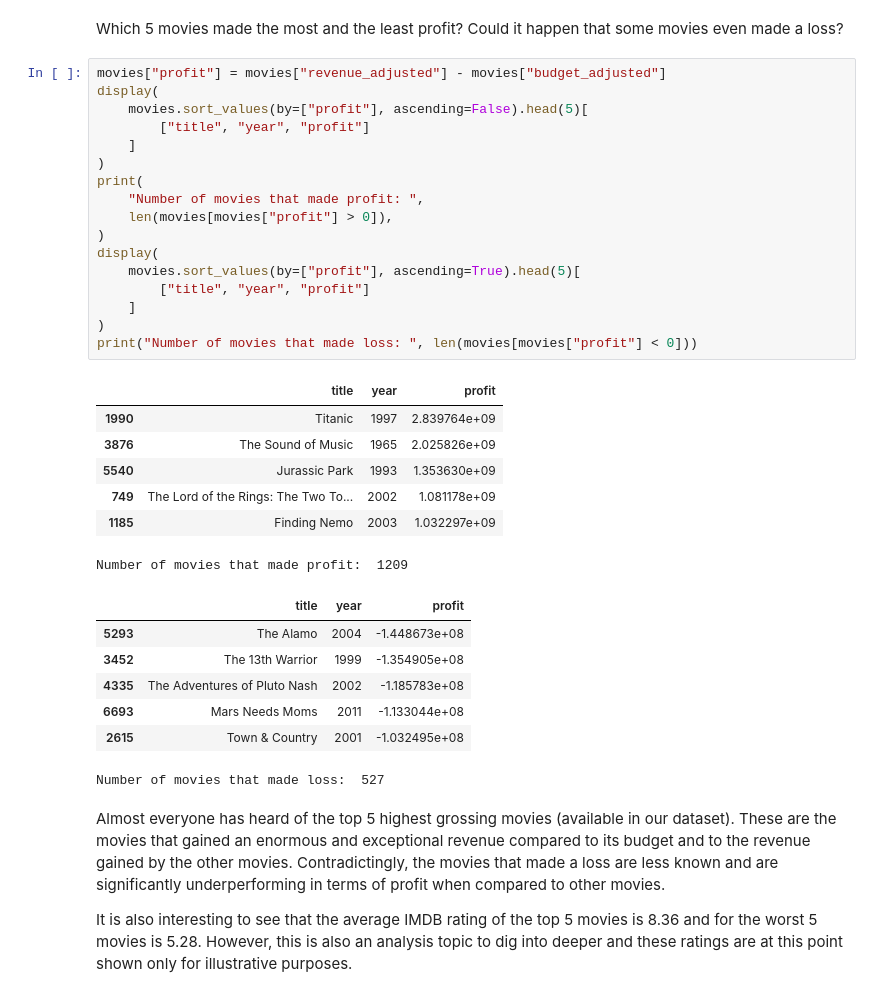
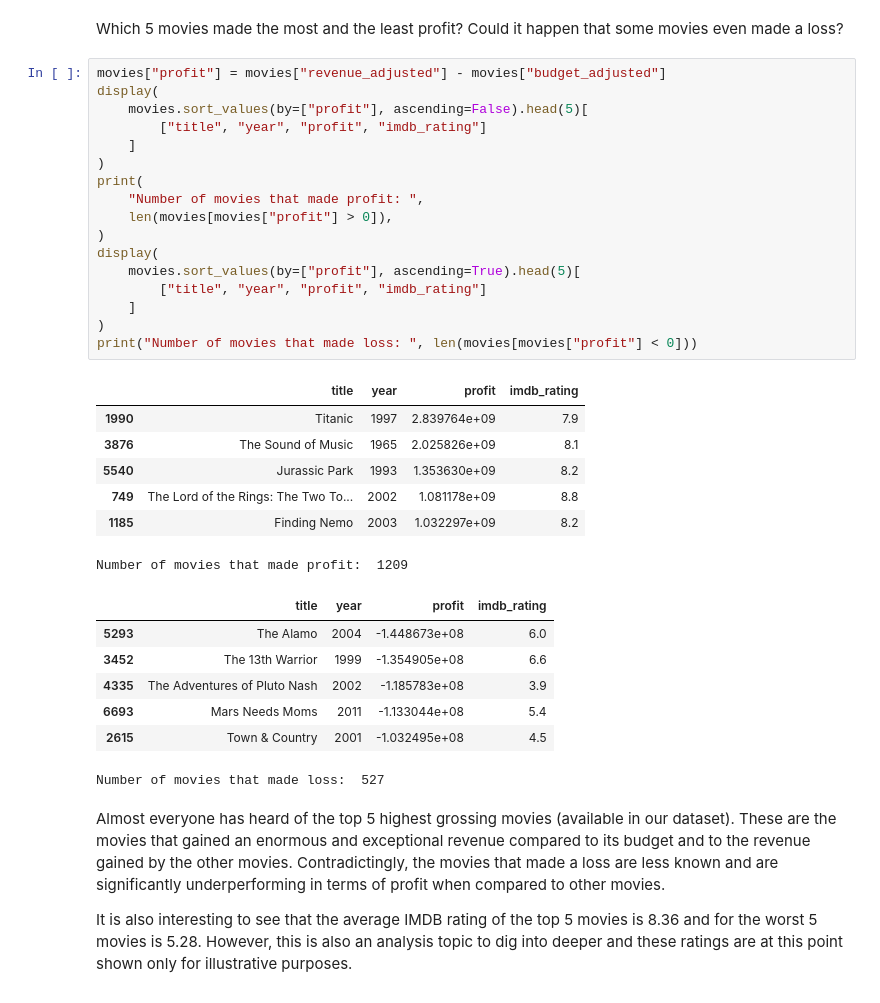
Before and after one commit to epfl-ada/ada-2023-project-fivefrenchspeakingpeoplenocap, a Jupyter notebook: milestone_2.ipynb, the cells around one changed output. Cells and saved outputs as stored; diff of their text form.

```diff
--- a/milestone_2.ipynb
+++ b/milestone_2.ipynb
@@ -965,34 +972,34 @@ Which 5 movies made the most and the least profit? Could it happen that some mov
 # %%
 movies["profit"] = movies["revenue_adjusted"] - movies["budget_adjusted"]
 display(
     movies.sort_values(by=["profit"], ascending=False).head(5)[
-        ["title", "year", "profit"]
+        ["title", "year", "profit", "imdb_rating"]
     ]
 )
 print(
     "Number of movies that made profit: ",
     len(movies[movies["profit"] > 0]),
 )
 display(
     movies.sort_values(by=["profit"], ascending=True).head(5)[
-        ["title", "year", "profit"]
+        ["title", "year", "profit", "imdb_rating"]
     ]
 )
 print("Number of movies that made loss: ", len(movies[movies["profit"] < 0]))
 # %% [output]
-|  | title | year | profit |
-| 1990 | Titanic | 1997 | 2.839764e+09 |
-| 3876 | The Sound of Music | 1965 | 2.025826e+09 |
-| 5540 | Jurassic Park | 1993 | 1.353630e+09 |
-| 749 | The Lord of the Rings: The Two To... | 2002 | 1.081178e+09 |
-| 1185 | Finding Nemo | 2003 | 1.032297e+09 |
+|  | title | year | profit | imdb_rating |
+| 1990 | Titanic | 1997 | 2.839764e+09 | 7.9 |
+| 3876 | The Sound of Music | 1965 | 2.025826e+09 | 8.1 |
+| 5540 | Jurassic Park | 1993 | 1.353630e+09 | 8.2 |
+| 749 | The Lord of the Rings: The Two To... | 2002 | 1.081178e+09 | 8.8 |
+| 1185 | Finding Nemo | 2003 | 1.032297e+09 | 8.2 |
 Number of movies that made profit:  1209
-|  | title | year | profit |
-| 5293 | The Alamo | 2004 | -1.448673e+08 |
-| 3452 | The 13th Warrior | 1999 | -1.354905e+08 |
-| 4335 | The Adventures of Pluto Nash | 2002 | -1.185783e+08 |
-| 6693 | Mars Needs Moms | 2011 | -1.133044e+08 |
-| 2615 | Town & Country | 2001 | -1.032495e+08 |
+|  | title | year | profit | imdb_rating |
+| 5293 | The Alamo | 2004 | -1.448673e+08 | 6.0 |
+| 3452 | The 13th Warrior | 1999 | -1.354905e+08 | 6.6 |
+| 4335 | The Adventures of Pluto Nash | 2002 | -1.185783e+08 | 3.9 |
+| 6693 | Mars Needs Moms | 2011 | -1.133044e+08 | 5.4 |
+| 2615 | Town & Country | 2001 | -1.032495e+08 | 4.5 |
 Number of movies that made loss:  527
 # %% [markdown]
 Almost everyone has heard of the top 5 highest grossing movies (available in our dataset). These are the movies that gained an enormous and exceptional revenue compared to its budget and to the revenue gained by the other movies. Contradictingly, the movies that made a loss are less known and are significantly underperforming in terms of profit when compared to other movies.
```
Also changed, not shown: parts of 54 cells of this notebook.
